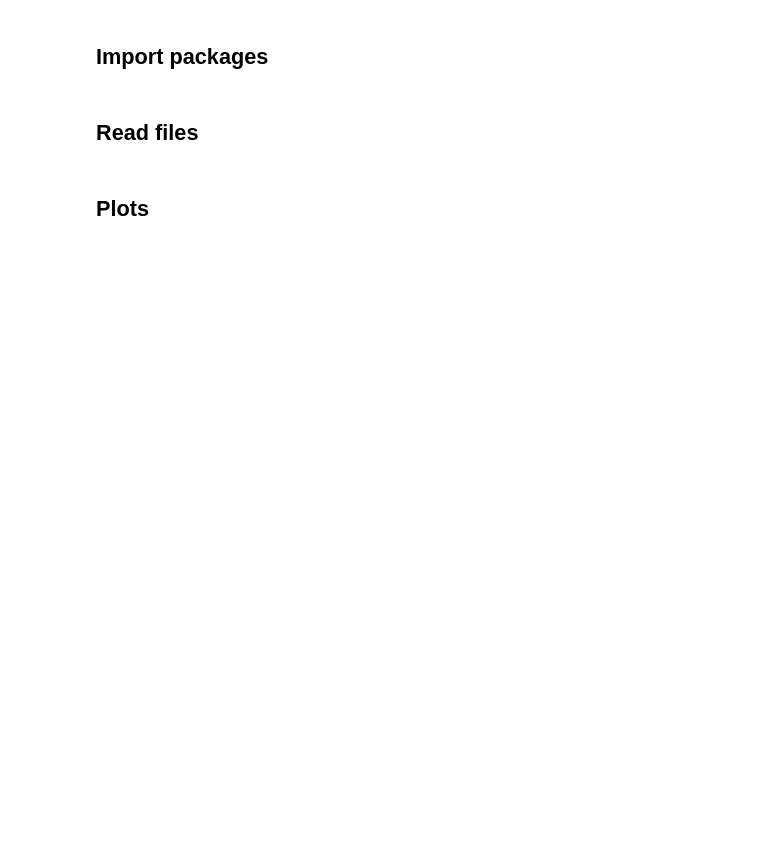
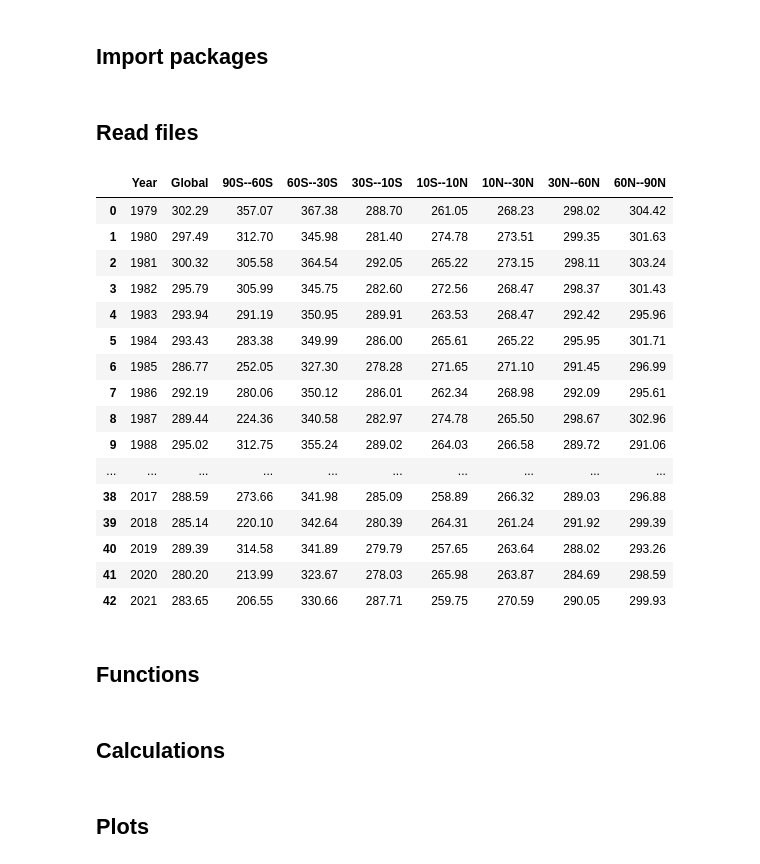
Before and after one commit to maychim/volc_ozone, a Jupyter notebook: Figure2.ipynb, the cells around one changed output. Cells and saved outputs as stored; diff of their text form; code cells hidden in the pictures; blank space fills up the shorter version.

```diff
--- a/Figure2.ipynb
+++ b/Figure2.ipynb
@@ -75,0 +43,29 @@ def calc_south_midlat_s_burden(df):
+# %%
+os.chdir('/gws/ssde/j25a/vplume/mchim/netcdf_files/')
+
+df_toc = pd.read_csv('/home/users/mmc70/Notebooks/Ozone_analysis/TOC_NASA_toms+omi+omps.txt', sep='\s+')
+df_toc.drop(16, inplace=True)
+
+df = xr.open_dataset('historical_ukesm11_monthly_toc.nc')
+
+df_toc
+# %% [output]
+|  | Year | Global | 90S--60S | 60S--30S | 30S--10S | 10S--10N | 10N--30N | 30N--60N | 60N--90N |
+| 0 | 1979 | 302.29 | 357.07 | 367.38 | 288.70 | 261.05 | 268.23 | 298.02 | 304.42 |
+| 1 | 1980 | 297.49 | 312.70 | 345.98 | 281.40 | 274.78 | 273.51 | 299.35 | 301.63 |
+| 2 | 1981 | 300.32 | 305.58 | 364.54 | 292.05 | 265.22 | 273.15 | 298.11 | 303.24 |
+| 3 | 1982 | 295.79 | 305.99 | 345.75 | 282.60 | 272.56 | 268.47 | 298.37 | 301.43 |
+| 4 | 1983 | 293.94 | 291.19 | 350.95 | 289.91 | 263.53 | 268.47 | 292.42 | 295.96 |
+| 5 | 1984 | 293.43 | 283.38 | 349.99 | 286.00 | 265.61 | 265.22 | 295.95 | 301.71 |
+| 6 | 1985 | 286.77 | 252.05 | 327.30 | 278.28 | 271.65 | 271.10 | 291.45 | 296.99 |
+| 7 | 1986 | 292.19 | 280.06 | 350.12 | 286.01 | 262.34 | 268.98 | 292.09 | 295.61 |
+| 8 | 1987 | 289.44 | 224.36 | 340.58 | 282.97 | 274.78 | 265.50 | 298.67 | 302.96 |
+| 9 | 1988 | 295.02 | 312.75 | 355.24 | 289.02 | 264.03 | 266.58 | 289.72 | 291.06 |
+| ... | ... | ... | ... | ... | ... | ... | ... | ... | ... |
+| 38 | 2017 | 288.59 | 273.66 | 341.98 | 285.09 | 258.89 | 266.32 | 289.03 | 296.88 |
+| 39 | 2018 | 285.14 | 220.10 | 342.64 | 280.39 | 264.31 | 261.24 | 291.92 | 299.39 |
+| 40 | 2019 | 289.39 | 314.58 | 341.89 | 279.79 | 257.65 | 263.64 | 288.02 | 293.26 |
+| 41 | 2020 | 280.20 | 213.99 | 323.67 | 278.03 | 265.98 | 263.87 | 284.69 | 298.59 |
+| 42 | 2021 | 283.65 | 206.55 | 330.66 | 287.71 | 259.75 | 270.59 | 290.05 | 299.93 |
+# %% [markdown]
+## Functions
@@ -75,0 +183,2 @@ def calc_south_midlat_s_burden(df):
+# %% [markdown]
+## Calculations
```
Also changed, not shown: parts of 12 cells of this notebook, 14 other files.
